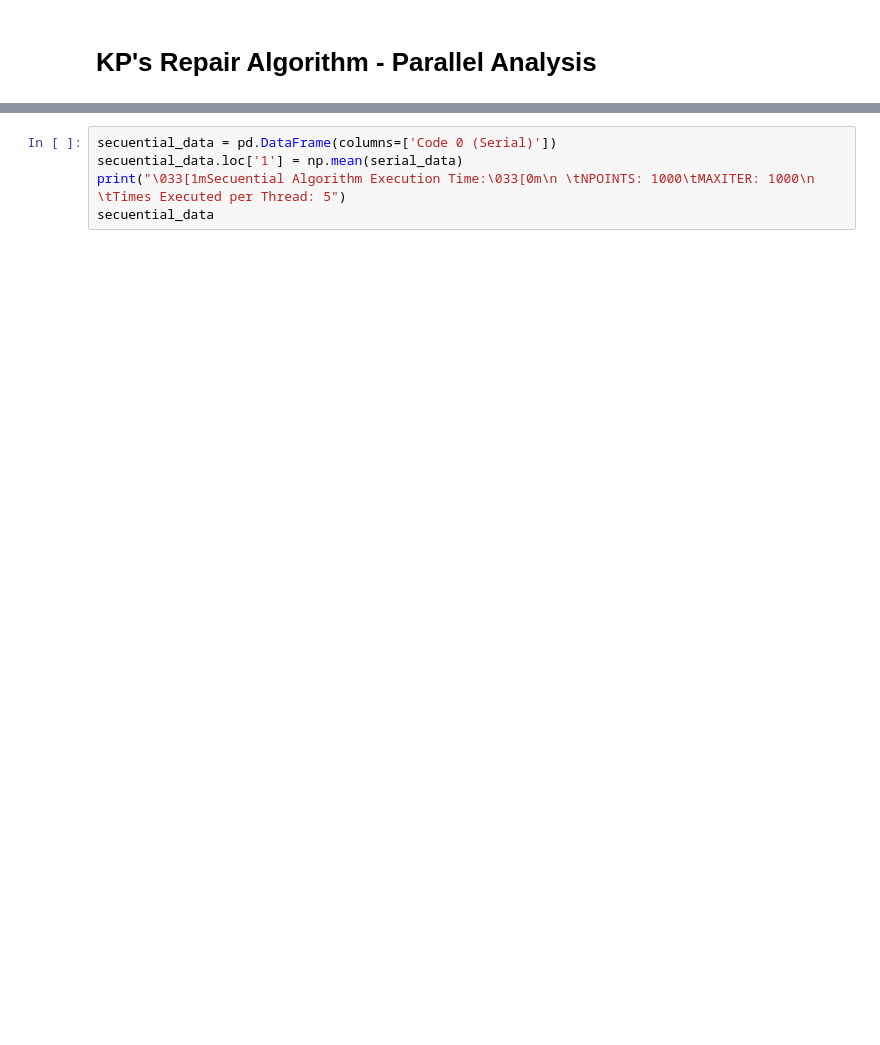
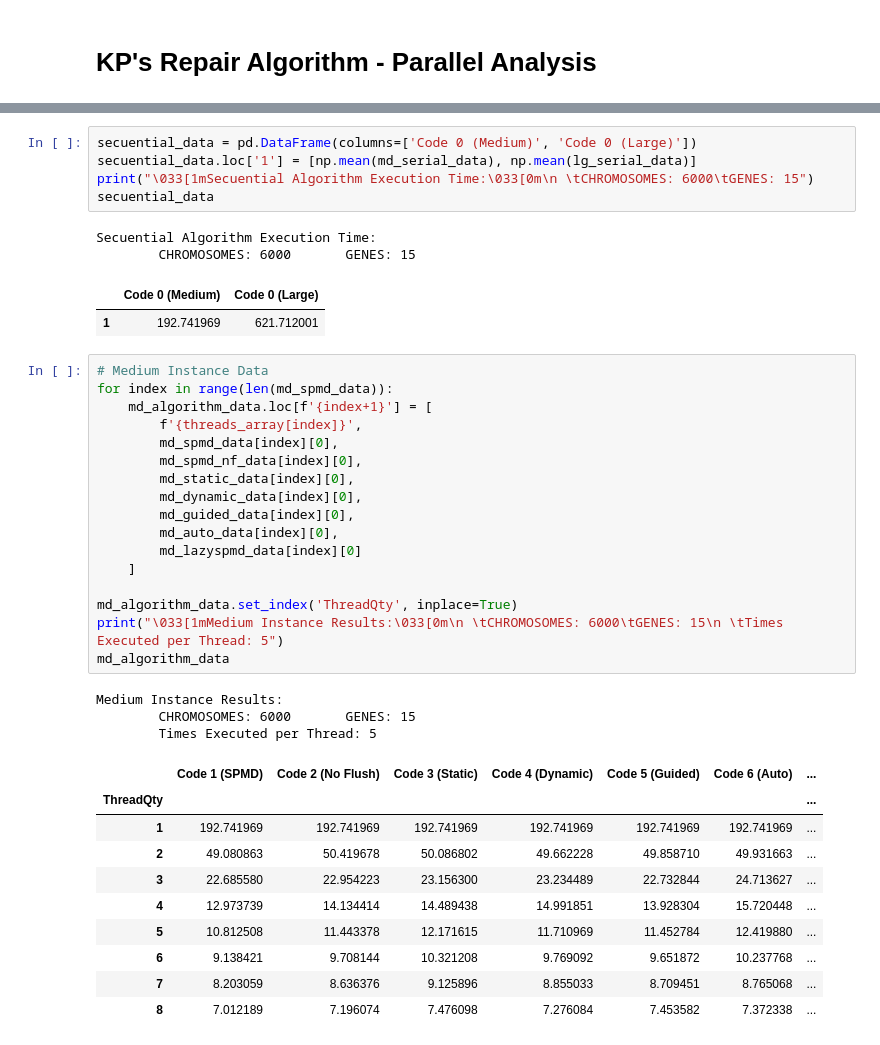
Before and after one commit to Daniels1610/RepairAlgorithmKP-OpenMP-Analysis, a Jupyter notebook: rpa_analysis.ipynb, the cells around one changed output, grey strips where cells are left out. Drawn from its saved outputs; the diff is of its cells as text; blank space fills up the shorter version.

```diff
--- a/rpa_analysis.ipynb
+++ b/rpa_analysis.ipynb
@@ -49,6 +78,42 @@ EmptyDataError: No columns to parse from file
 # %%
-secuential_data = pd.DataFrame(columns=['Code 0 (Serial)'])
-secuential_data.loc['1'] = np.mean(serial_data)
-print("\033[1mSecuential Algorithm Execution Time:\033[0m\n \tNPOINTS: 1000\tMAXITER: 1000\n \tTimes Executed per Thread: 5")
+secuential_data = pd.DataFrame(columns=['Code 0 (Medium)', 'Code 0 (Large)'])
+secuential_data.loc['1'] = [np.mean(md_serial_data), np.mean(lg_serial_data)]
+print("\033[1mSecuential Algorithm Execution Time:\033[0m\n \tCHROMOSOMES: 6000\tGENES: 15")
 secuential_data
+# %% [output]
+Secuential Algorithm Execution Time:
+        CHROMOSOMES: 6000       GENES: 15
+|  | Code 0 (Medium) | Code 0 (Large) |
+| 1 | 192.741969 | 621.712001 |
+# %%
+# Medium Instance Data
+for index in range(len(md_spmd_data)):
+    md_algorithm_data.loc[f'{index+1}'] = [
+        f'{threads_array[index]}',
+        md_spmd_data[index][0],
+        md_spmd_nf_data[index][0],
+        md_static_data[index][0],
+        md_dynamic_data[index][0],
+        md_guided_data[index][0],
+        md_auto_data[index][0],
+        md_lazyspmd_data[index][0]
+    ]
+
+md_algorithm_data.set_index('ThreadQty', inplace=True)
+print("\033[1mMedium Instance Results:\033[0m\n \tCHROMOSOMES: 6000\tGENES: 15\n \tTimes Executed per Thread: 5")
+md_algorithm_data
+# %% [output]
+Medium Instance Results:
+        CHROMOSOMES: 6000       GENES: 15
+        Times Executed per Thread: 5
+|  | Code 1 (SPMD) | Code 2 (No Flush) | Code 3 (Static) | Code 4 (Dynamic) | Code 5 (Guided) | Code 6 (Auto) | ... |
+| ThreadQty |  |  |  |  |  |  | ... |
+| 1 | 192.741969 | 192.741969 | 192.741969 | 192.741969 | 192.741969 | 192.741969 | ... |
+| 2 | 49.080863 | 50.419678 | 50.086802 | 49.662228 | 49.858710 | 49.931663 | ... |
+| 3 | 22.685580 | 22.954223 | 23.156300 | 23.234489 | 22.732844 | 24.713627 | ... |
+| 4 | 12.973739 | 14.134414 | 14.489438 | 14.991851 | 13.928304 | 15.720448 | ... |
+| 5 | 10.812508 | 11.443378 | 12.171615 | 11.710969 | 11.452784 | 12.419880 | ... |
+| 6 | 9.138421 | 9.708144 | 10.321208 | 9.769092 | 9.651872 | 10.237768 | ... |
+| 7 | 8.203059 | 8.636376 | 9.125896 | 8.855033 | 8.709451 | 8.765068 | ... |
+| 8 | 7.012189 | 7.196074 | 7.476098 | 7.276084 | 7.453582 | 7.372338 | ... |
 # %%
```
Also changed, not shown: parts of 9 cells of this notebook, 28 other files.
